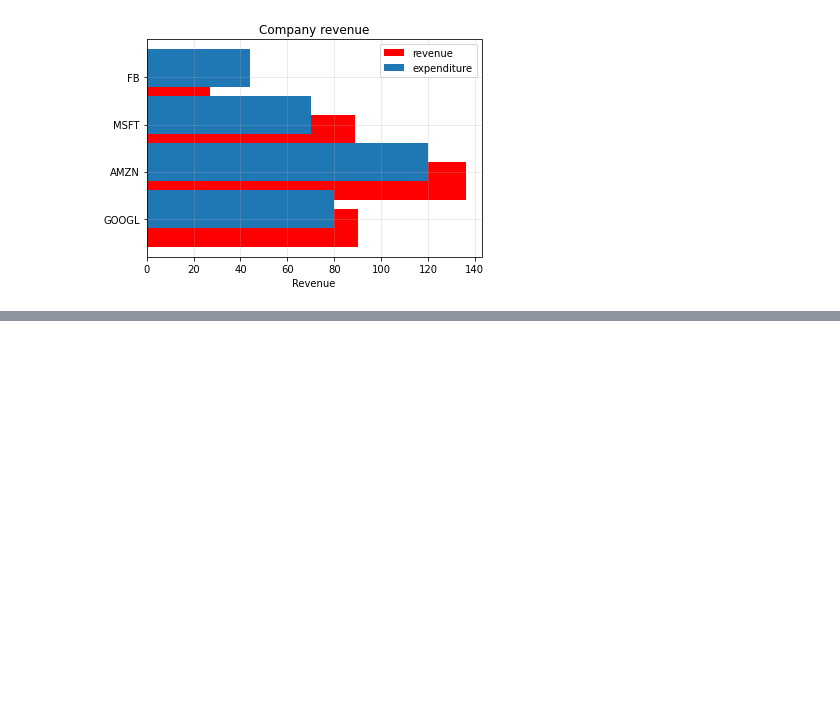
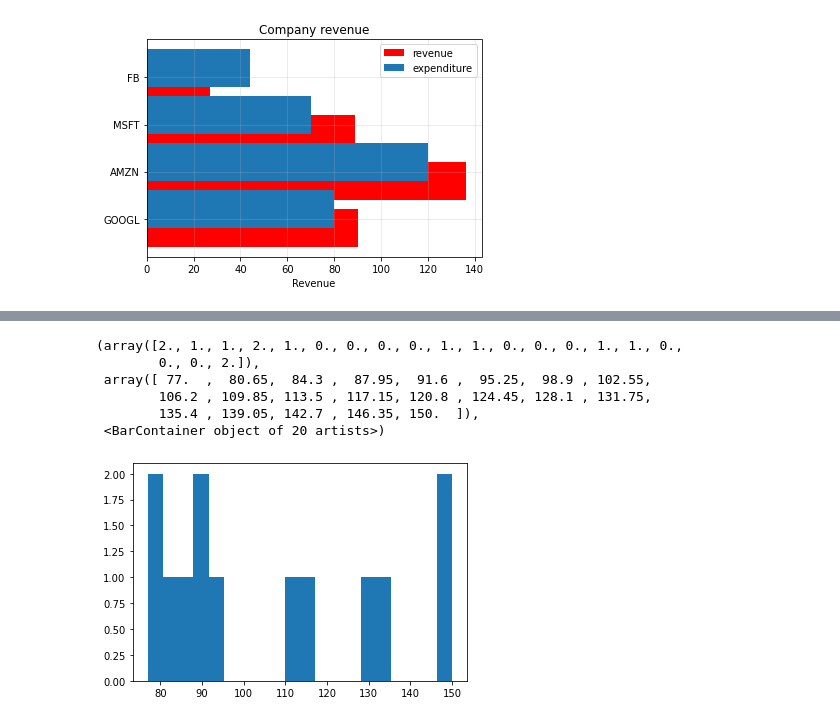
Before and after one commit to rakesh-karanth/My_DataScience, a Jupyter notebook: CheatSheet/Matplotlib.ipynb, the cells around one changed output, grey strips where cells are left out. Saved outputs shown, nothing was run; the diff lists cells and outputs as text; code cells hidden in the pictures; blank space fills up the shorter version.

```diff
--- a/CheatSheet/Matplotlib.ipynb
+++ b/CheatSheet/Matplotlib.ipynb
@@ -180,0 +197,10 @@ plt.grid(alpha=0.3)
+# %%
+plt.hist(blood_sugar, bins=20) # bins by default is 10
+# %% [output]
+(array([2., 1., 1., 2., 1., 0., 0., 0., 0., 1., 1., 0., 0., 0., 1., 1., 0.,
+        0., 0., 2.]),
+ array([ 77.  ,  80.65,  84.3 ,  87.95,  91.6 ,  95.25,  98.9 , 102.55,
+        106.2 , 109.85, 113.5 , 117.15, 120.8 , 124.45, 128.1 , 131.75,
+        135.4 , 139.05, 142.7 , 146.35, 150.  ]),
+ <BarContainer object of 20 artists>)
+[figure, added]
```
Also changed, not shown: parts of 26 cells of this notebook.
